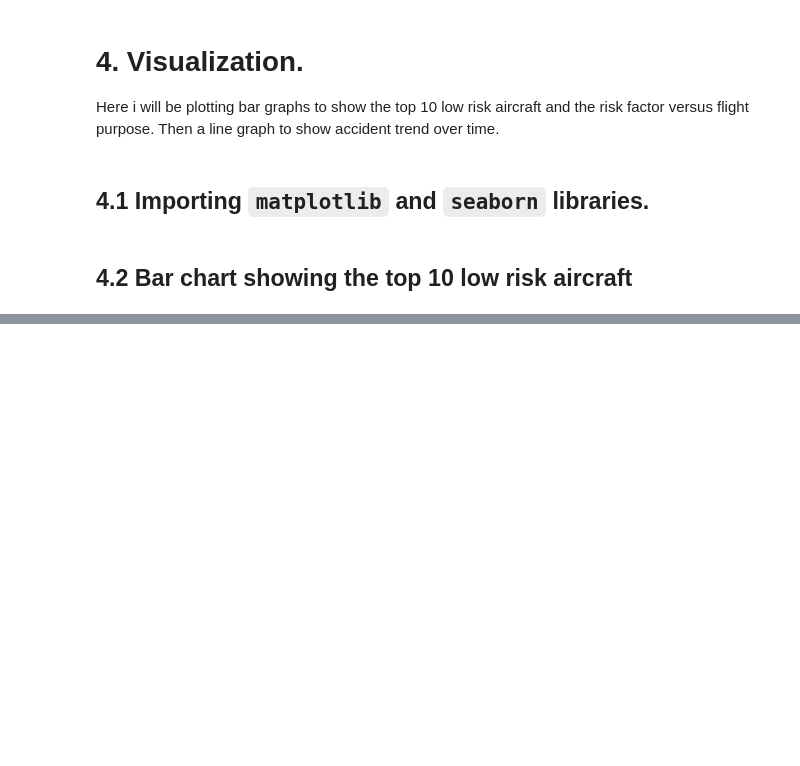
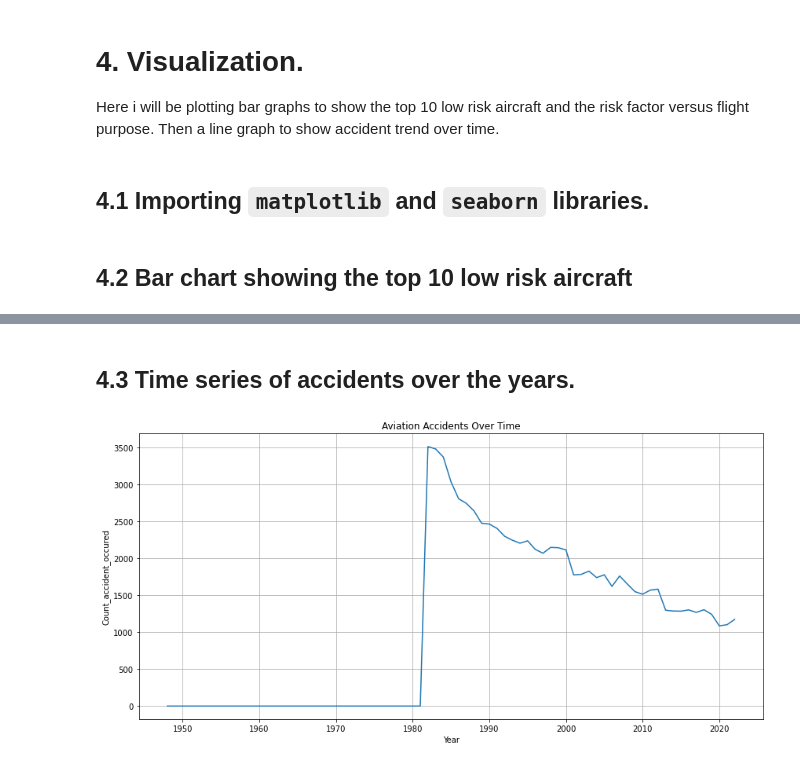
Before and after one commit to S-909/aviation-risk-analysis, a Jupyter notebook: student.ipynb, the cells around one changed output, grey strips where cells are left out. Drawn from its saved outputs; the diff is of its cells as text; code cells hidden in the pictures; blank space fills up the shorter version.

```diff
--- a/student.ipynb
+++ b/student.ipynb
@@ -278,0 +305,13 @@ import seaborn as sns
+# %% [markdown]
+## 4.3 Time series of accidents over the years.
+# %%
+plt.figure(figsize=(12,6))
+sns.lineplot(data = accidents_per_year, x='Year', y= 'Count_accident_occured')
+plt.title('Aviation Accidents Over Time')
+plt.xlabel('Year')
+plt.ylabel('Count_accident_occured')
+plt.grid(True)
+plt.tight_layout()
+plt.show()
+# %% [output]
+[figure, added]
```
Also changed, not shown: parts of 10 cells of this notebook, 2 other files.
